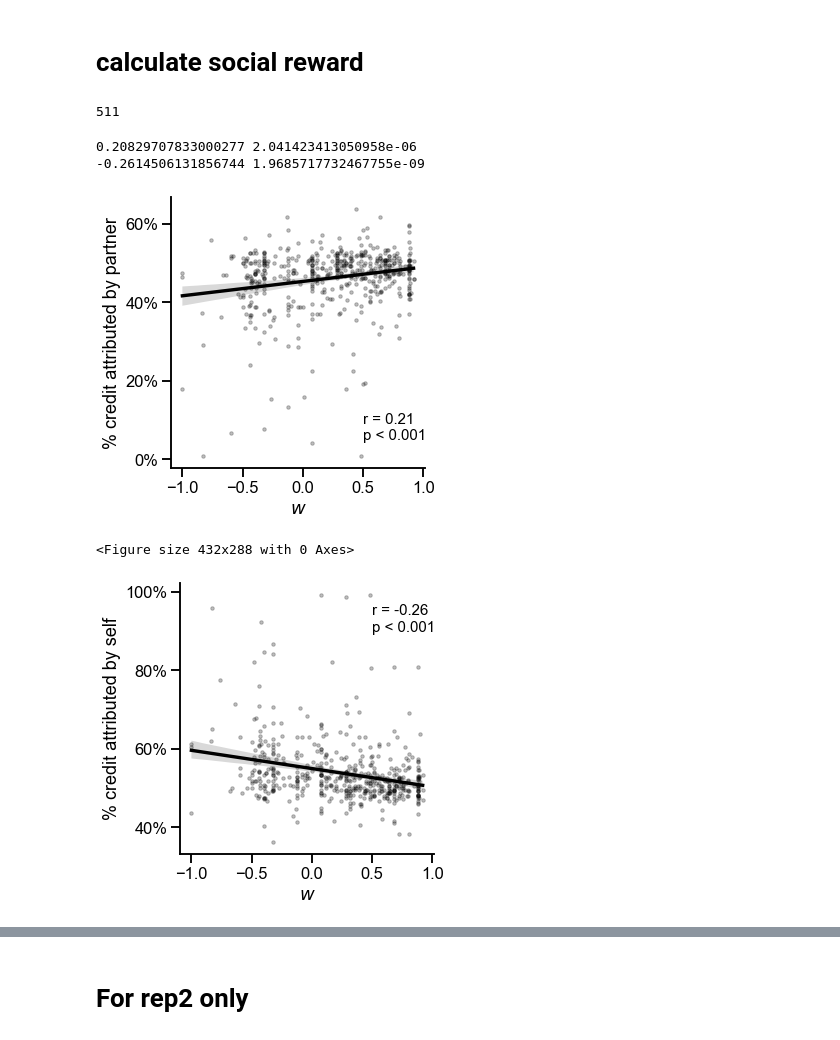
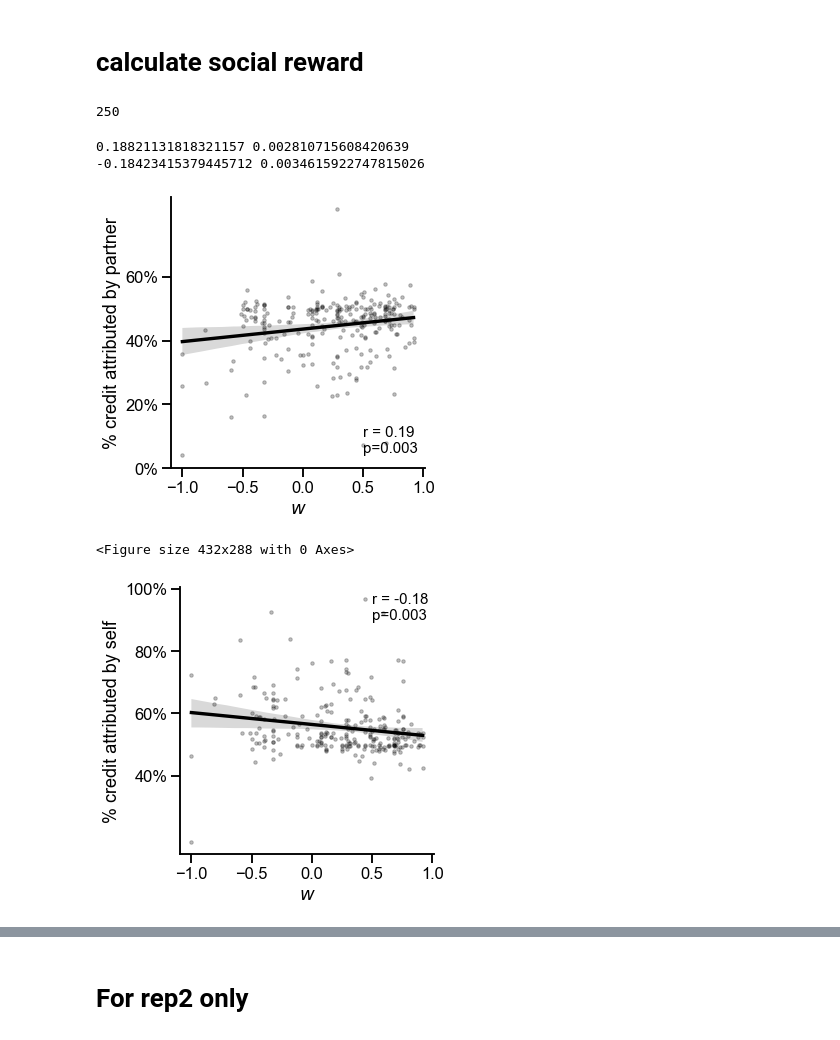
Before and after one commit to gracewndeng99/dyadForaging, a Jupyter notebook: scripts_final/make_paper_figures.ipynb, the cells around one changed output, grey strips where cells are left out. Saved outputs shown, nothing was run; the diff lists cells and outputs as text; code cells hidden in the pictures.

```diff
--- a/scripts_final/make_paper_figures.ipynb
+++ b/scripts_final/make_paper_figures.ipynb
@@ -28,8 +28,8 @@ risk_colors = ['teal', 'salmon'] #high, low
 # Read Data
 # %%
 ## determine which batch to plot
-# folder = 'expl'
-folder = 'conf'
+folder = 'expl'
+# folder = 'conf'
 
 ## define where to save figures
 save = True
@@ -2670,50 +2666,50 @@ social_reward_g['theta_wpair'] = social_reward_g.apply(lambda row: 'higher' if r
 social_reward_g['compromise'] = social_reward_g.apply(lambda row: 'high' if row['w']>np.median(social_reward_g['w']) else 'low', axis=1)
 print(len(social_reward_g))
 # %% [output]
-511
+250
 # %%
 sns.lmplot(data = social_reward_g, x='w', y='partnerBlame',
            scatter_kws={'s':12, 'alpha':0.25, 'color':'black'}, line_kws={'color':'black'})
 r,p = ss.pearsonr(social_reward_g['partnerBlame'], social_reward_g['w'])
 print(r, p)
 
-p = f"{round(p, 3)}" if p>=0.001 else "p < 0.001"
+p = f"p={round(p, 3)}" if p>=0.001 else "p < 0.001"
 plt.annotate(f"r = {round(r, 2)}\n{p}", xy=(0.5, 0.05), fontsize=15)
 plt.ylabel('% credit attributed by partner')
 plt.yticks([0, 0.2, 0.4, 0.6], ['0%', '20%', '40%', '60%'])
 plt.xlabel('$w$')
 # sns.swarmplot(data = social_reward_g, x='compromise', y='partner_assigned_reward')
 # sns.barplot(data = social_reward_g, x='compromise', y='partner_assigned_reward')
 # print(ss.ttest_ind(social_reward_g.query('compromise =="high"')['partner_assigned_reward'],
 #                    social_reward_g.query('compromise =="low"')['partner_assigned_reward']))
 if save:
     plt.savefig(f'../paper_figs/{folder}/partnerBlame_w_{folder}.png',
                 bbox_inches='tight', dpi=200)
 
 plt.figure()
 sns.lmplot(data = social_reward_g, x='w', y='selfBlame',
            scatter_kws={'s':12, 'alpha':0.25, 'color':'black'}, line_kws={'color':'black'})
 r, p = ss.pearsonr(social_reward_g['selfBlame'], social_reward_g['w'])
 print(r, p)
 
-p = f"{round(p, 3)}" if p>=0.001 else "p < 0.001"
+p = f"p={round(p, 3)}" if p>=0.001 else "p < 0.001"
 plt.annotate(f"r = {round(r, 2)}\n{p}", xy=(0.5, 0.9), fontsize=15)
 plt.ylabel('% credit attributed by self')
 plt.yticks([0.4, 0.6, 0.8, 1], ['40%', '60%', '80%', '100%'])
 plt.xlabel('$w$')
 if save:
     plt.savefig(f'../paper_figs/{folder}/selfBlame_w_{folder}.png',
                 bbox_inches='tight', dpi=200)
 # sns.swarmplot(data = social_reward, x='compromise', y='self_assigned_reward')
 # sns.barplot(data = social_reward, x='compromise', y='self_assigned_reward')
 # print(ss.ttest_ind(social_reward.query('compromise =="high"')['self_assigned_reward'],
 #                    social_reward.query('compromise =="low"')['self_assigned_reward']))
 # %% [output]
-0.20829707833000277 2.041423413050958e-06
--0.2614506131856744 1.9685717732467755e-09
+0.18821131818321157 0.002810715608420639
+-0.18423415379445712 0.0034615922747815026
-[figure, old version]
+[figure, new version]
 <Figure size 432x288 with 0 Axes>
-[figure, old version]
+[figure, new version]
 # %%
 
 # social_reward_g2 = pd.merge(social_reward.query('selfBlame>-1').groupby(['subID', 'room', 'predatorType'], as_index=False)['self_assigned_reward'].mean(),
```
Also changed, not shown: parts of 63 cells of this notebook, 44 other files.
